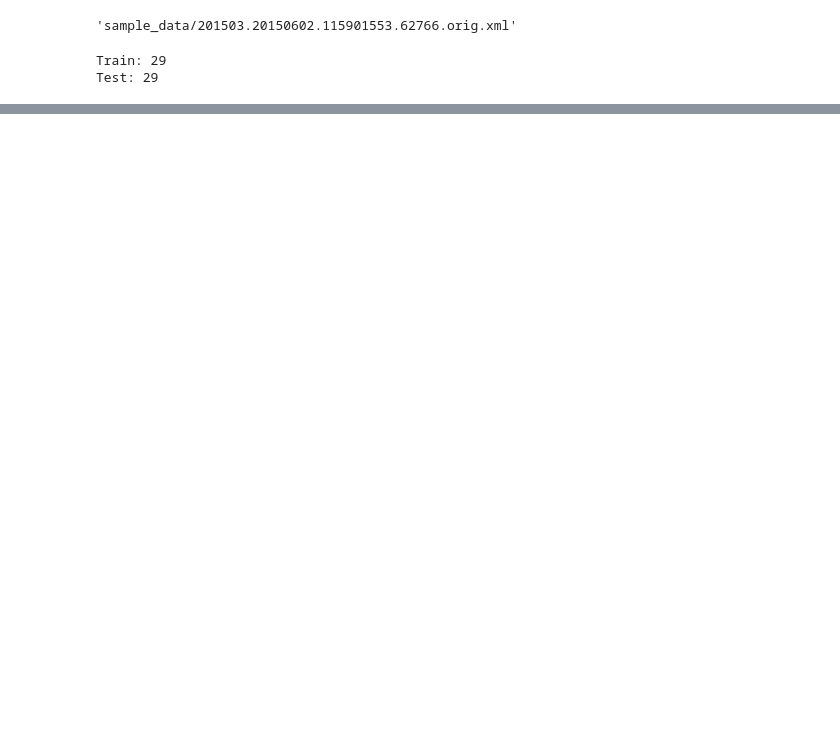
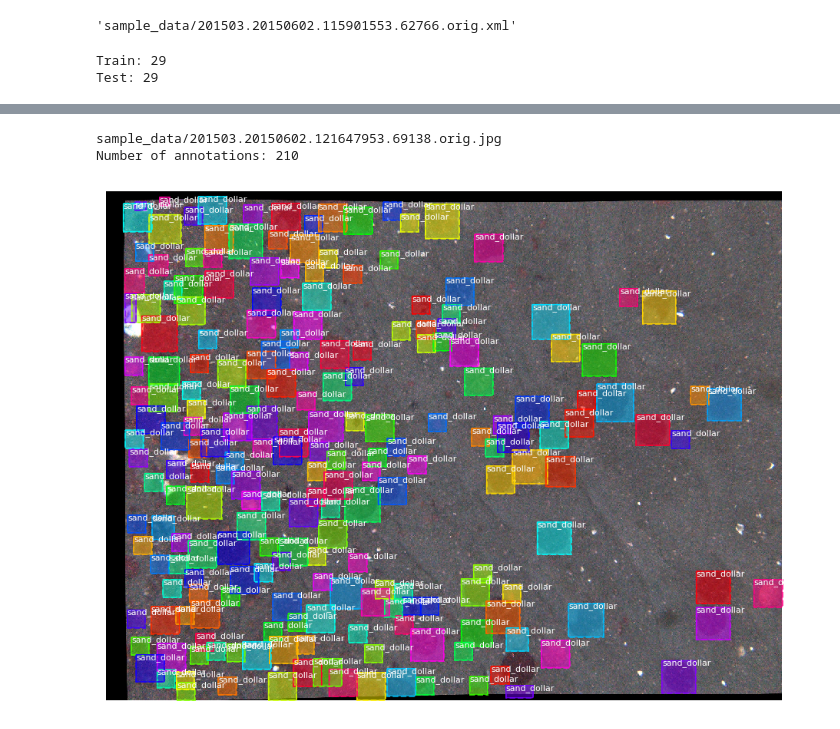
Before and after one commit to oceanhackweek/ohw19-project-computer_vision_club, a Jupyter notebook: Jordan_scrap_notebook.ipynb, the cells around one changed output, grey strips where cells are left out. Saved outputs shown, nothing was run; the diff lists cells and outputs as text; code cells hidden in the pictures; blank space fills up the shorter version.

```diff
--- a/Jordan_scrap_notebook.ipynb
+++ b/Jordan_scrap_notebook.ipynb
@@ -147,0 +165,29 @@ plt.show()
+# %%
+# Provides a better display of a image, and ALL of the annotations for said image
+# takes a bit of time, blame the original repo, but at least it's pretty :)
+
+from Mask_RCNN.mrcnn.visualize import display_instances
+from Mask_RCNN.mrcnn.utils import extract_bboxes
+# in visualize.py, change line 28 to "from Mask_RCNN.mrcnn import utils" :)
+
+# define image id
+index = 5
+
+print(train_set.image_reference(index))
+
+# load the image
+image = train_set.load_image(index)
+
+# load the masks and the class ids
+mask, class_ids = train_set.load_mask(index)
+
+# extract bounding boxes from the masks
+bbox = extract_bboxes(mask)
+
+print("Number of annotations:", mask.shape[2])
+# display image with masks and bounding boxes
+display_instances(image, bbox, mask, class_ids, train_set.class_names)
+# %% [output]
+sample_data/201503.20150602.121647953.69138.orig.jpg
+Number of annotations: 210
+[figure, added]
```
Also changed, not shown: parts of 5 cells of this notebook.
